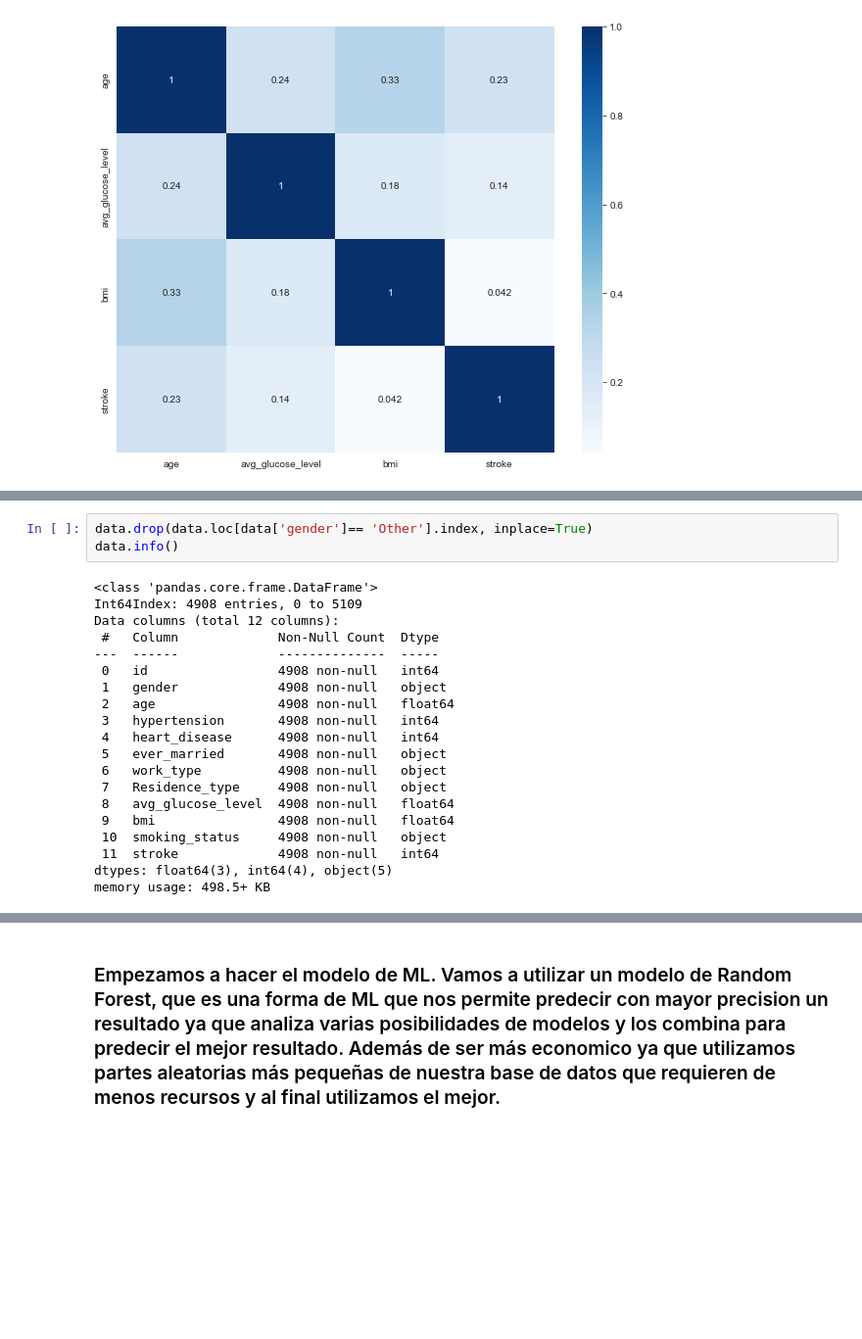
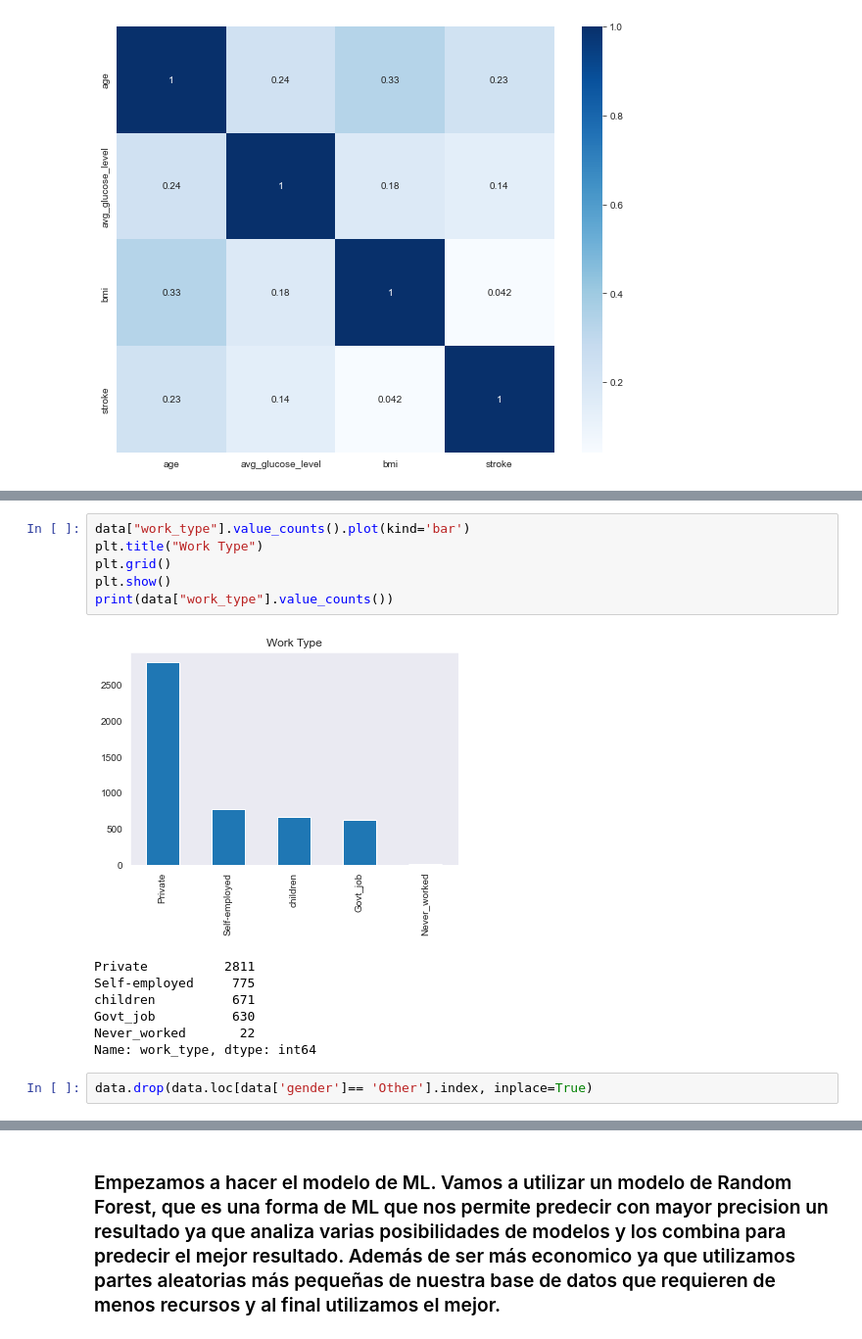
Before and after one commit to andresblnc/stroke_ml_prob, a Jupyter notebook: main.ipynb, the cells around one changed output, grey strips where cells are left out. Shown at 98% size. Cells and saved outputs as stored; diff of their text form; blank space fills up the shorter version.

```diff
--- a/main.ipynb
+++ b/main.ipynb
@@ -102,23 +142,16 @@ plt.show()
+# %%
+data["work_type"].value_counts().plot(kind='bar')
+plt.title("Work Type")
+plt.grid()
+plt.show()
+print(data["work_type"].value_counts())
+# %% [output]
+[figure, added]
+Private          2811
+Self-employed     775
+children          671
+Govt_job          630
+Never_worked       22
+Name: work_type, dtype: int64
 # %%
 data.drop(data.loc[data['gender']== 'Other'].index, inplace=True)
-data.info()
-# %% [output]
-<class 'pandas.core.frame.DataFrame'>
-Int64Index: 4908 entries, 0 to 5109
-Data columns (total 12 columns):
- #   Column             Non-Null Count  Dtype
----  ------             --------------  -----
- 0   id                 4908 non-null   int64
- 1   gender             4908 non-null   object
- 2   age                4908 non-null   float64
- 3   hypertension       4908 non-null   int64
- 4   heart_disease      4908 non-null   int64
- 5   ever_married       4908 non-null   object
- 6   work_type          4908 non-null   object
- 7   Residence_type     4908 non-null   object
- 8   avg_glucose_level  4908 non-null   float64
- 9   bmi                4908 non-null   float64
- 10  smoking_status     4908 non-null   object
- 11  stroke             4908 non-null   int64
-dtypes: float64(3), int64(4), object(5)
-memory usage: 498.5+ KB
```
Also changed, not shown: parts of 31 cells of this notebook.
